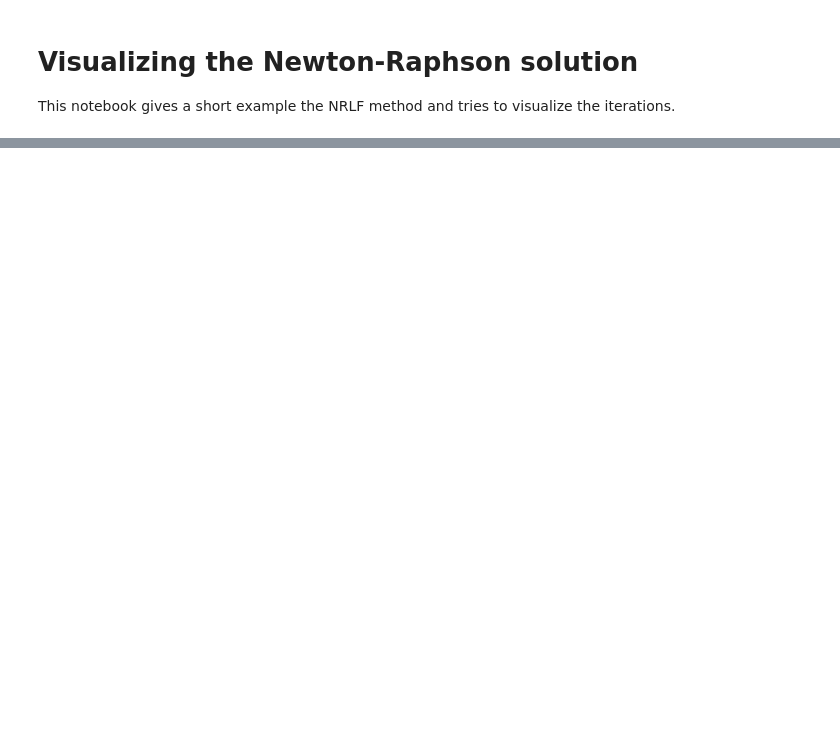
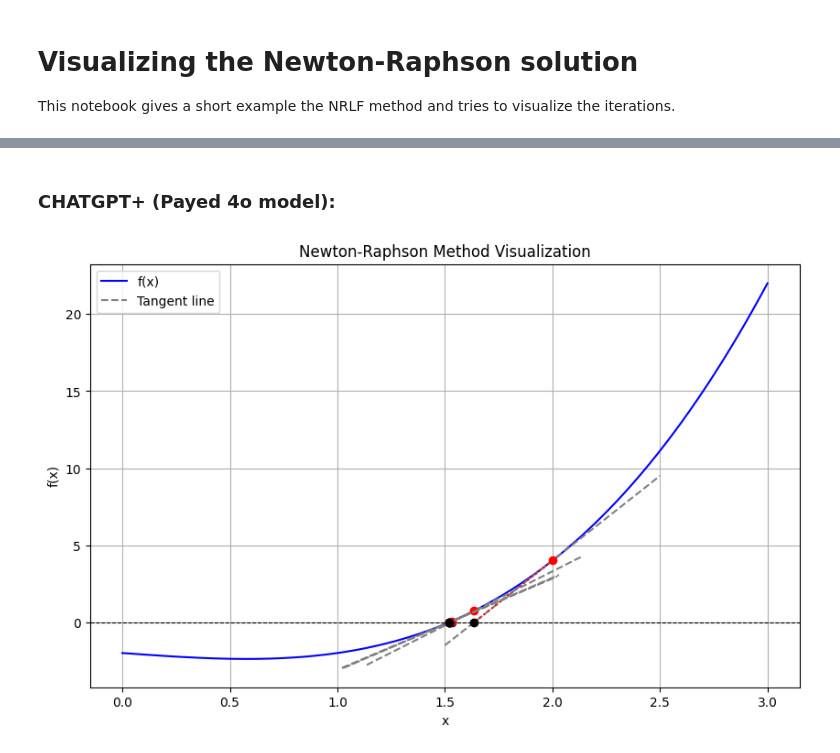
Before and after one commit to VargFo/DIGIT_binder_integration, a Jupyter notebook: PSA2/LF Examples/NRLF_visulized.ipynb, the cells around one changed output, grey strips where cells are left out. Saved outputs shown, nothing was run; the diff lists cells and outputs as text; code cells hidden in the pictures; blank space fills up the shorter version.

```diff
--- a/PSA2/LF Examples/NRLF_visulized.ipynb
+++ b/PSA2/LF Examples/NRLF_visulized.ipynb
@@ -64,0 +271,69 @@ plt.show()
+# %% [markdown]
+### CHATGPT+ (Payed 4o model):
+# %%
+"""Absolutely! Here's a clear and well-commented Python code snippet using matplotlib that visualizes the Newton-Raphson method step-by-step for finding the root of a function. This code will:
+
+    Show the function curve.
+
+    Plot the tangent lines at each iteration.
+
+    Visually demonstrate the convergence of Newton-Raphson to the root."""
+
+
+import numpy as np
+import matplotlib.pyplot as plt
+
+# Define the function and its derivative
+def f(x):
+    return x**3 - x - 2  # You can change this function
+
+def df(x):
+    return 3*x**2 - 1  # Derivative of the function
+
+# Newton-Raphson method
+def newton_raphson(x0, func, dfunc, max_iter=5):
+    x_vals = [x0]
+    for _ in range(max_iter):
+        x1 = x0 - func(x0) / dfunc(x0)
+        x_vals.append(x1)
+        x0 = x1
+    return x_vals
+
+# Initial guess and iterations
+initial_guess = 2.0
+iterations = newton_raphson(initial_guess, f, df, max_iter=5)
+
+# Plotting
+x = np.linspace(0, 3, 400)
+y = f(x)
+
+plt.figure(figsize=(10, 6))
+plt.plot(x, y, label='f(x)', color='blue')
+plt.axhline(0, color='black', linewidth=0.8, linestyle='--')  # x-axis
+
+# Plot each Newton-Raphson step
+for i in range(len(iterations)-1):
+    x0 = iterations[i]
+    x1 = iterations[i+1]
+    y0 = f(x0)
+
+    # Plot the tangent line at (x0, f(x0))
+    slope = df(x0)
+    tangent_x = np.linspace(x0-0.5, x0+0.5, 50)
+    tangent_y = slope * (tangent_x - x0) + y0
+    plt.plot(tangent_x, tangent_y, '--', color='gray', label='Tangent line' if i==0 else "")
+
+    # Plot the point and its projection onto the x-axis
+    plt.plot(x0, y0, 'ro')  # Point on curve
+    plt.plot([x0, x1], [y0, 0], 'r:')  # Vertical drop to x-axis
+    plt.plot(x1, 0, 'ko')  # Next approximation on x-axis
+
+# Final result
+plt.title("Newton-Raphson Method Visualization")
+plt.xlabel("x")
+plt.ylabel("f(x)")
+plt.legend()
+plt.grid(True)
+plt.show()
+# %% [output]
+[figure, added]
```
Also changed, not shown: parts of 5 cells of this notebook.
